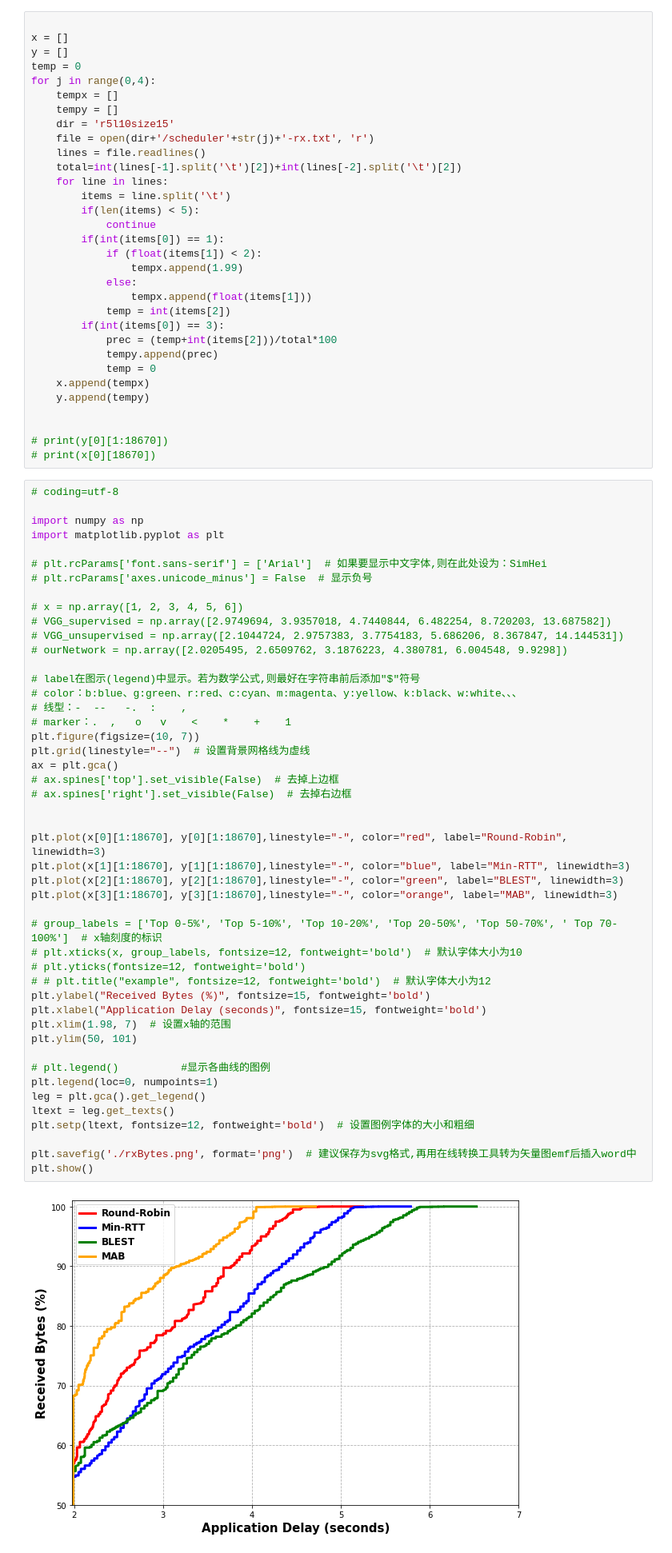
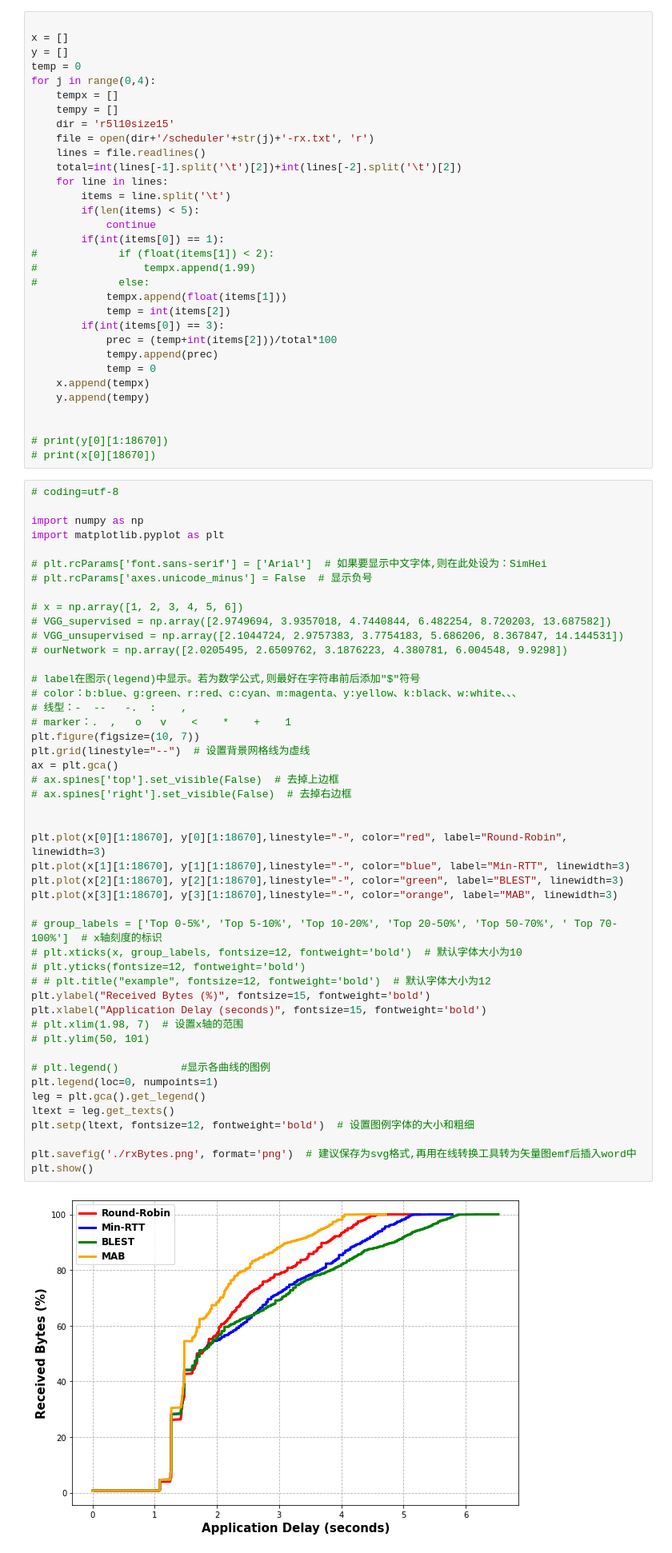
Before and after one commit to ssjShirley/mpquic-ns3, a Jupyter notebook: temp-result/draw-with-loss.ipynb, the cells around one changed output. Shown at 80% size. Saved outputs shown, nothing was run; the diff lists cells and outputs as text.

```diff
--- a/temp-result/draw-with-loss.ipynb
+++ b/temp-result/draw-with-loss.ipynb
@@ -139,10 +263,10 @@ for j in range(0,4):
         if(len(items) < 5):
             continue
         if(int(items[0]) == 1):
-            if (float(items[1]) < 2):
-                tempx.append(1.99)
-            else:
-                tempx.append(float(items[1]))
+#             if (float(items[1]) < 2):
+#                 tempx.append(1.99)
+#             else:
+            tempx.append(float(items[1]))
             temp = int(items[2])
         if(int(items[0]) == 3):
             prec = (temp+int(items[2]))/total*100
@@ -173,33 +297,33 @@ import matplotlib.pyplot as plt
 # 线型：-  --   -.  :    ,
 # marker：.  ,   o   v    <    *    +    1
 plt.figure(figsize=(10, 7))
 plt.grid(linestyle="--")  # 设置背景网格线为虚线
 ax = plt.gca()
 # ax.spines['top'].set_visible(False)  # 去掉上边框
 # ax.spines['right'].set_visible(False)  # 去掉右边框
 
 
 plt.plot(x[0][1:18670], y[0][1:18670],linestyle="-", color="red", label="Round-Robin", linewidth=3)
 plt.plot(x[1][1:18670], y[1][1:18670],linestyle="-", color="blue", label="Min-RTT", linewidth=3)
 plt.plot(x[2][1:18670], y[2][1:18670],linestyle="-", color="green", label="BLEST", linewidth=3)
 plt.plot(x[3][1:18670], y[3][1:18670],linestyle="-", color="orange", label="MAB", linewidth=3)
 
 # group_labels = ['Top 0-5%', 'Top 5-10%', 'Top 10-20%', 'Top 20-50%', 'Top 50-70%', ' Top 70-100%']  # x轴刻度的标识
 # plt.xticks(x, group_labels, fontsize=12, fontweight='bold')  # 默认字体大小为10
 # plt.yticks(fontsize=12, fontweight='bold')
 # # plt.title("example", fontsize=12, fontweight='bold')  # 默认字体大小为12
 plt.ylabel("Received Bytes (%)", fontsize=15, fontweight='bold')
 plt.xlabel("Application Delay (seconds)", fontsize=15, fontweight='bold')
-plt.xlim(1.98, 7)  # 设置x轴的范围
-plt.ylim(50, 101)
+# plt.xlim(1.98, 7)  # 设置x轴的范围
+# plt.ylim(50, 101)
 
 # plt.legend()          #显示各曲线的图例
 plt.legend(loc=0, numpoints=1)
 leg = plt.gca().get_legend()
 ltext = leg.get_texts()
 plt.setp(ltext, fontsize=12, fontweight='bold')  # 设置图例字体的大小和粗细
 
 plt.savefig('./rxBytes.png', format='png')  # 建议保存为svg格式,再用在线转换工具转为矢量图emf后插入word中
 plt.show()
 # %% [output]
-[figure, old version]
+[figure, new version]
```
Also changed, not shown: parts of 2 cells of this notebook, 21 other files.
